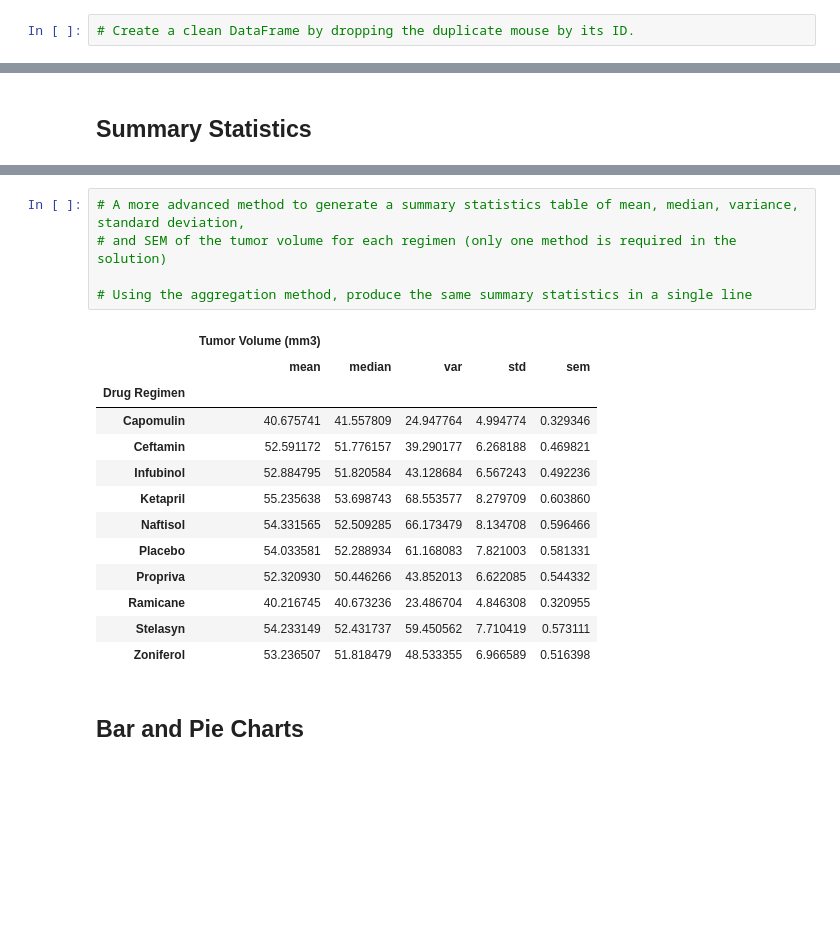
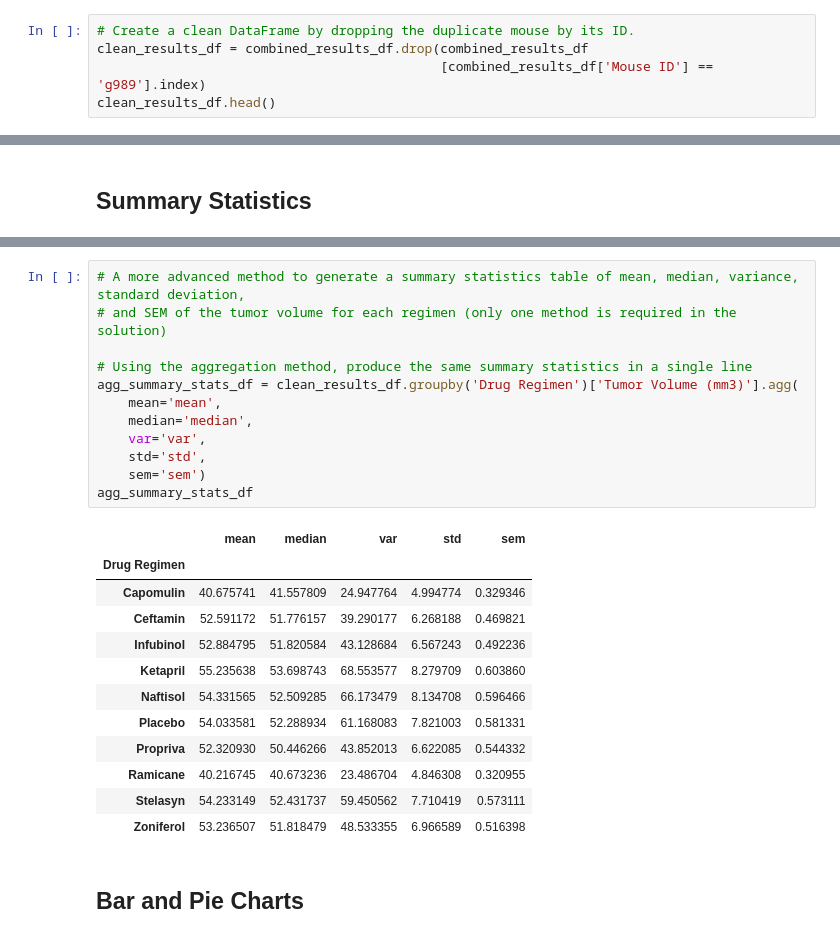
Before and after one commit to JeneenGnilka/Pymaceuticals-challenge, a Jupyter notebook: pymaceuticals_starter.ipynb, the cells around one changed output, grey strips where cells are left out. Drawn from its saved outputs; the diff is of its cells as text; blank space fills up the shorter version.

```diff
--- a/pymaceuticals_starter.ipynb
+++ b/pymaceuticals_starter.ipynb
@@ -69,3 +70,6 @@ duplicate_mice
 # %%
 # Create a clean DataFrame by dropping the duplicate mouse by its ID.
+clean_results_df = combined_results_df.drop(combined_results_df
+                                            [combined_results_df['Mouse ID'] == 'g989'].index)
+clean_results_df.head()
 # %% [output]
@@ -103,10 +122,16 @@ duplicate_mice
 # %%
 # A more advanced method to generate a summary statistics table of mean, median, variance, standard deviation,
 # and SEM of the tumor volume for each regimen (only one method is required in the solution)
 
 # Using the aggregation method, produce the same summary statistics in a single line
+agg_summary_stats_df = clean_results_df.groupby('Drug Regimen')['Tumor Volume (mm3)'].agg(
+    mean='mean',
+    median='median',
+    var='var',
+    std='std',
+    sem='sem')
+agg_summary_stats_df
 # %% [output]
-|  | Tumor Volume (mm3) |  |  |  |  |
 |  | mean | median | var | std | sem |
 | Drug Regimen |  |  |  |  |  |
 | Capomulin | 40.675741 | 41.557809 | 24.947764 | 4.994774 | 0.329346 |
```
Also changed, not shown: parts of 11 cells of this notebook.
